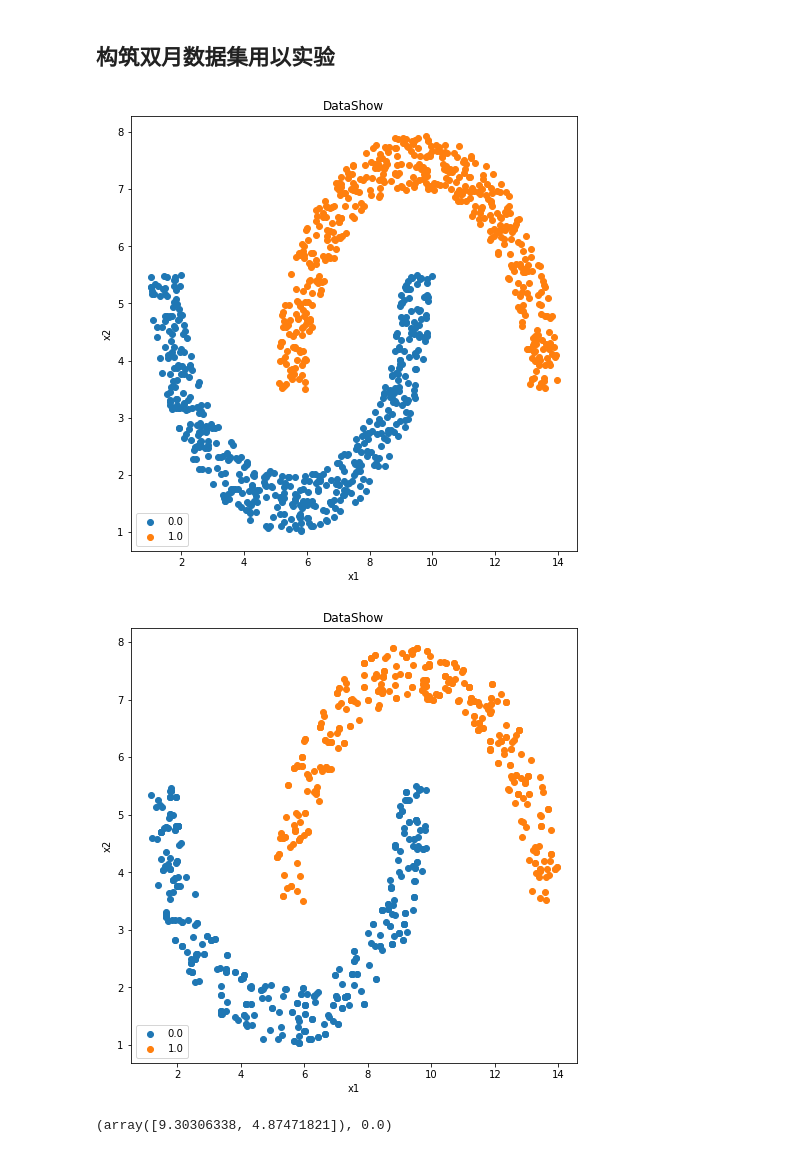
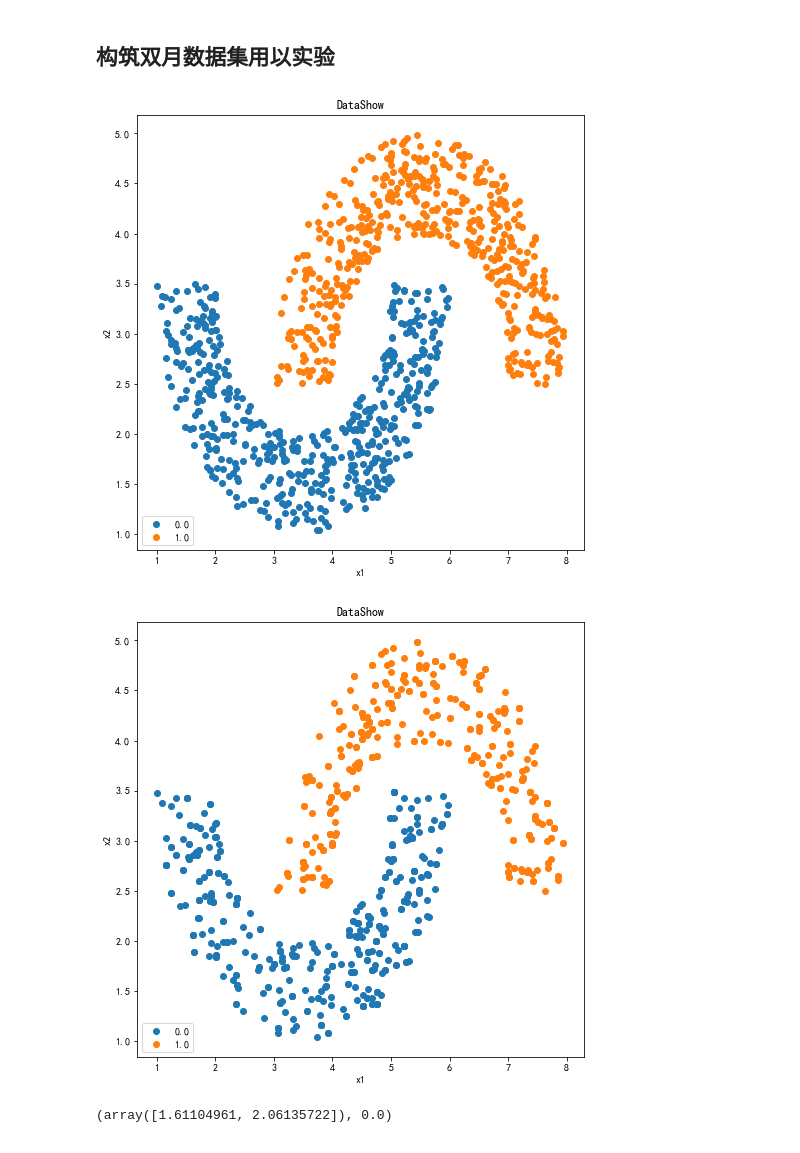
Before and after one commit to JingYu0266/ML-algorithm-implementation, a Jupyter notebook: MultilayerPerceptron/MLP.ipynb, the cells around one changed output. Cells and saved outputs as stored; diff of their text form; code cells hidden in the pictures.

```diff
--- a/MultilayerPerceptron/MLP.ipynb
+++ b/MultilayerPerceptron/MLP.ipynb
@@ -19,16 +20,17 @@ INFO:root:logging info normal , success
 # %% [markdown]
 ## 构筑双月数据集用以实验
 # %%
-X,y = JY_Toolkit.Jy_makeDataset.draw_HalfMoon(n_sample=1000,slope= 0,ver_distance=-2,positive_val=1,negative_val=0)
+JY_Toolkit.Jy_makeDataset.random_state(random_seed)
+X,y = JY_Toolkit.Jy_makeDataset.draw_HalfMoon(n_sample=1000,slope= 0,radius=2,hor_distance=2,ver_distance=-1,positive_val=1,negative_val=0)
 Jy_dataShow.show_TwoDimData(X,y)
 X_train,X_test,y_train,y_test = JY_Toolkit.Jy_dataSetProcess.Jy_train_test_split(X,y)
 Jy_dataShow.show_TwoDimData(X_train,y_train)
 
 X_train[0],y_train[0]
 # %% [output]
-[figure, old version]
+[figure, new version]
-[figure, old version]
+[figure, new version]
-(array([9.30306338, 4.87471821]), 0.0)
+(array([1.61104961, 2.06135722]), 0.0)
 # %%
 class MLP(object):
     def __init__(self,
```
Also changed, not shown: parts of 13 cells of this notebook, 3 other files.
